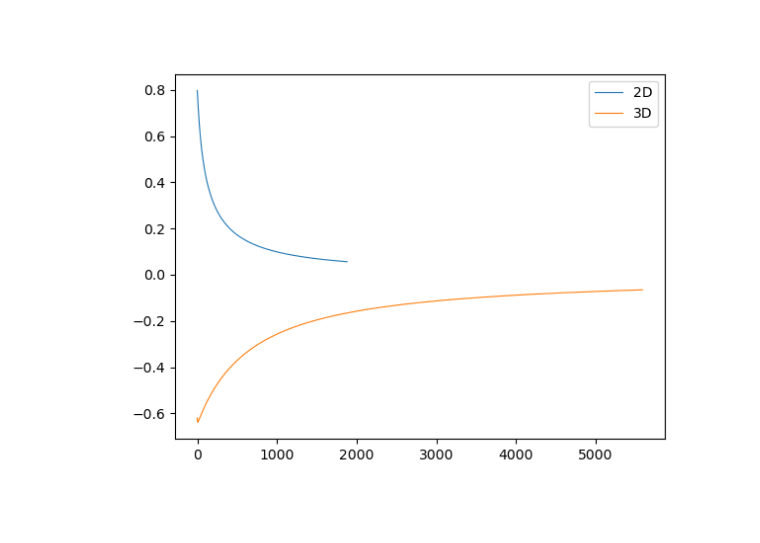
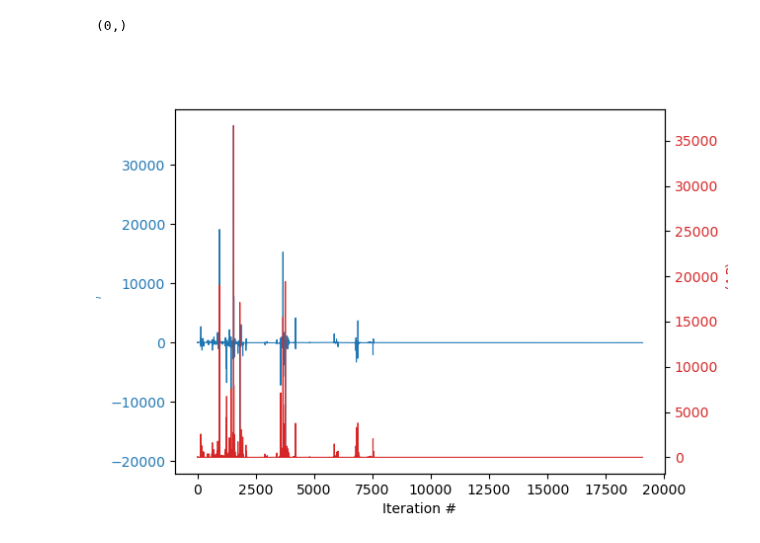
Before and after one commit to ngastellu/percolate_mac, a Jupyter notebook: YSSMB_lattice_model/small_test/plot_test_results.ipynb, the cells around one changed output. Cells and saved outputs as stored; diff of their text form; code cells hidden in the pictures.

```diff
--- a/YSSMB_lattice_model/small_test/plot_test_results.ipynb
+++ b/YSSMB_lattice_model/small_test/plot_test_results.ipynb
@@ -1,21 +1,40 @@
 # %%
 import numpy as np
 import matplotlib.pyplot as plt
 from qcnico.plt_utils import get_cm
 
 %matplotlib widget
 
 nn = 64
 
 istart = 0
+nocc_init = 50
 
-Pt2d = np.load(f'2d/Pt-{nn}.npy')
-Pt3d = np.load(f'3d/Pt-{nn}.npy')
+Pt1d = np.load(f'1d/Pt-{nn}.npy')
+conv1d = np.load(f'1d/conv-{nn}.npy')
+# Pt2d = np.load(f'2d/Pt-{nn}.npy')
+# Pt3d = np.load(f'3d/Pt-{nn}.npy')
+
+restart_inds = (Pt1d.sum(1) == nocc_init).nonzero()[0]
+print(restart_inds.shape)
 
 fig, ax = plt.subplots()
-ax.plot(Pt2d[istart:].sum(1), lw=0.8, label= '2D')
+color1='tab:blue'
+ax.plot(Pt1d[istart:].sum(1), lw=0.8,color=color1)
+ax.set_ylabel('$\sum_{i} P_i$', color=color1)
+ax.set_xlabel('Iteration #')
+ax.tick_params(axis='y', labelcolor=color1)
+
+ax2 = ax.twinx()
+color2 = 'tab:red'
+ax2.plot(conv1d[:,0],lw=0.8,color=color2)
+ax2.set_ylabel('max($\Delta P$)', color=color2)
+ax2.tick_params(axis='y', labelcolor=color2)
+
 # ax.plot(Pt3d[istart:].sum(1),lw=0.8,label='3D')
-plt.legend()
+
+# plt.legend()
 plt.show()
 # %% [output]
+(0,)
-[figure, old version]
+[figure, new version]
```
Also changed, not shown: parts of 1 cell of this notebook, 3 other files.
